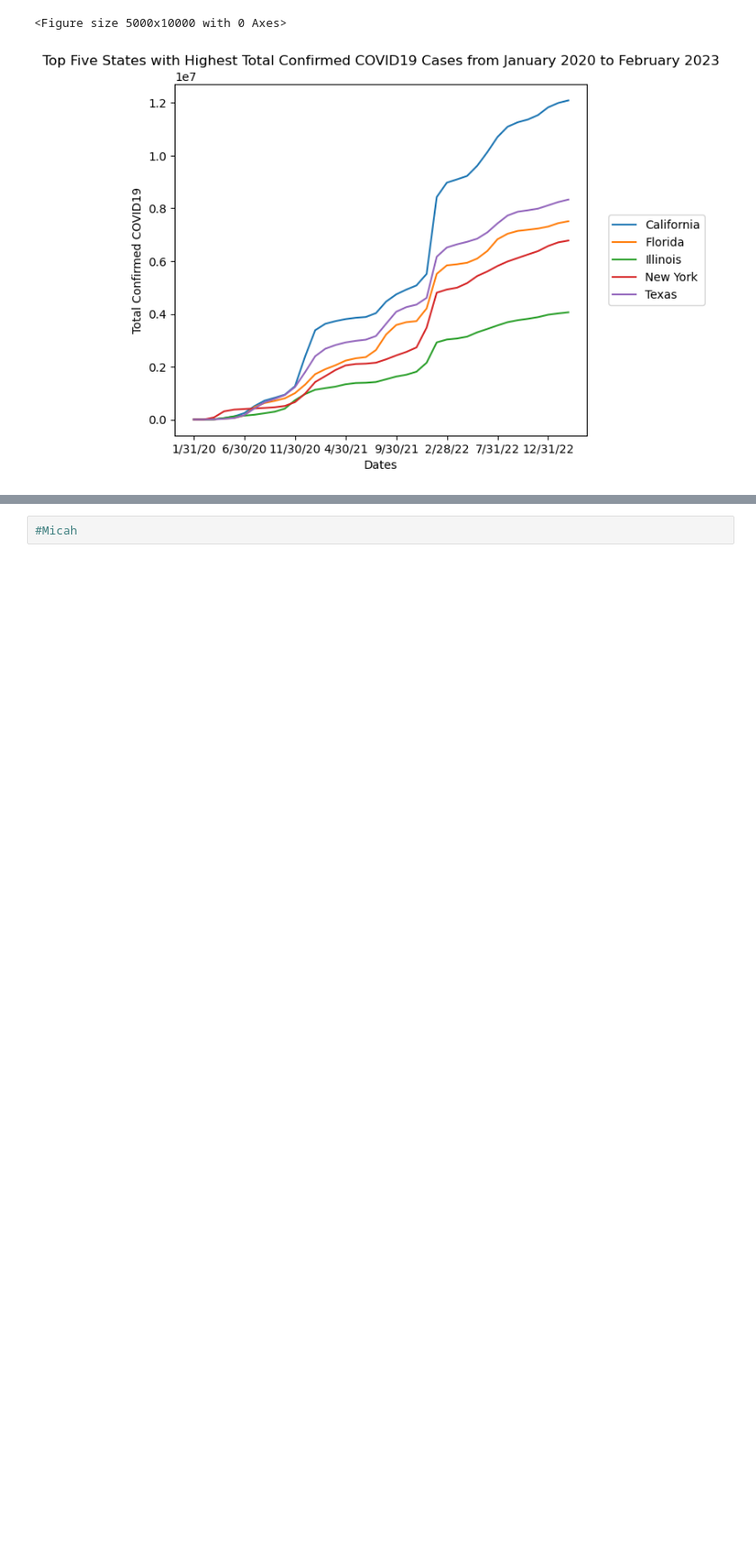
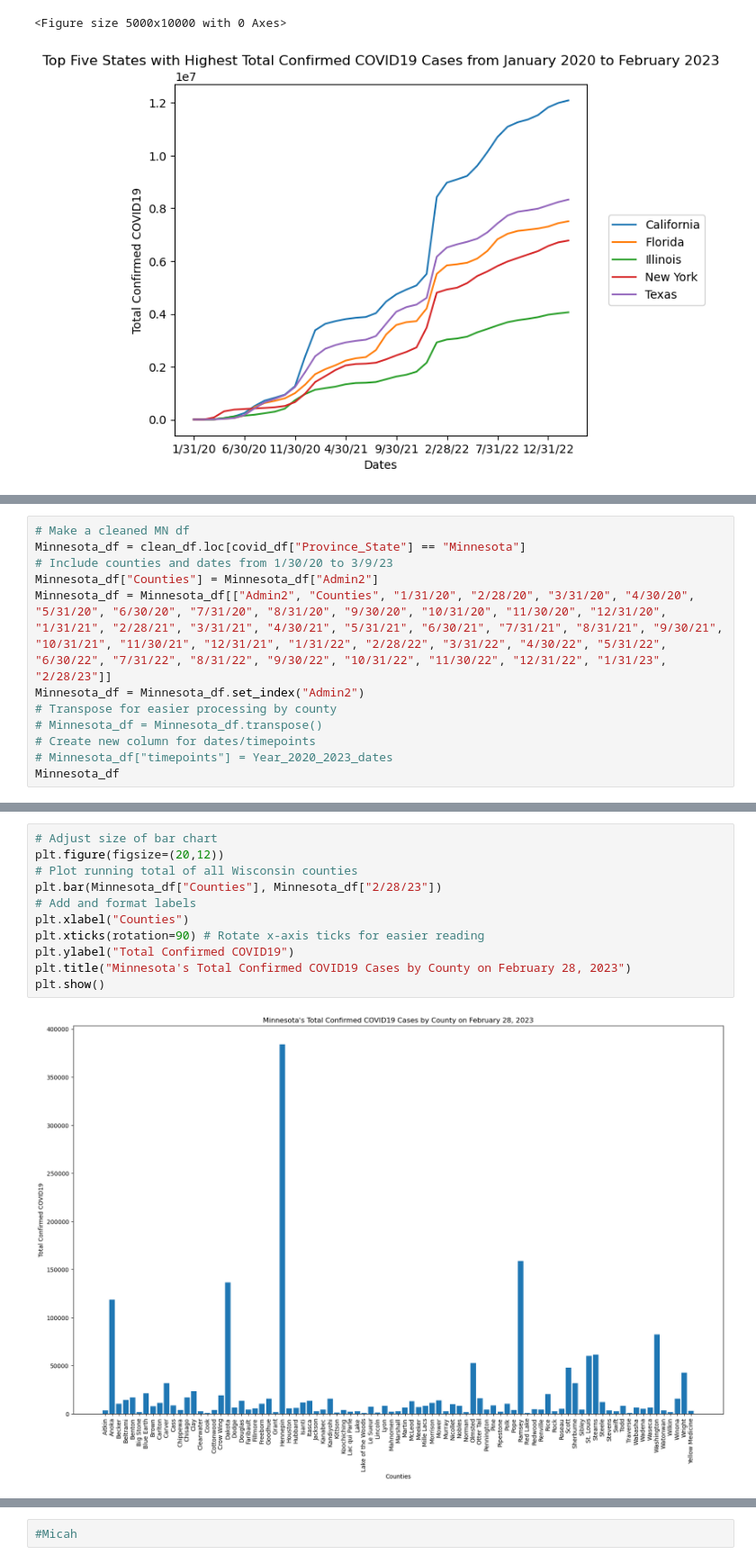
Before and after one commit to micah-11101/Covid-19Analysis, a Jupyter notebook: main.ipynb, the cells around one changed output, grey strips where cells are left out. Shown at 90% size. Saved outputs shown, nothing was run; the diff lists cells and outputs as text; blank space fills up the shorter version.

Commit message:
Completed all graphs for slide. Need to merge.

```diff
--- a/main.ipynb
+++ b/main.ipynb
@@ -415,3 +280,15 @@ plt.title("Total Confirmed COVID19 Cases by State from January 2020 to February
 Text(0.5, 1.0, 'Total Confirmed COVID19 Cases by State from January 2020 to February 2023')
 <Figure size 5000x10000 with 0 Axes>
 [figure]
+# %%
+# Make a cleaned MN df
+Minnesota_df = clean_df.loc[covid_df["Province_State"] == "Minnesota"]
+# Include counties and dates from 1/30/20 to 3/9/23
+Minnesota_df["Counties"] = Minnesota_df["Admin2"]
+Minnesota_df = Minnesota_df[["Admin2", "Counties", "1/31/20", "2/28/20", "3/31/20", "4/30/20", "5/31/20", "6/30/20", "7/31/20", "8/31/20", "9/30/20", "10/31/20", "11/30/20", "12/31/20", "1/31/21", "2/28/21", "3/31/21", "4/30/21", "5/31/21", "6/30/21", "7/31/21", "8/31/21", "9/30/21", "10/31/21", "11/30/21", "12/31/21", "1/31/22", "2/28/22", "3/31/22", "4/30/22", "5/31/22", "6/30/22", "7/31/22", "8/31/22", "9/30/22", "10/31/22", "11/30/22", "12/31/22", "1/31/23", "2/28/23"]]
+Minnesota_df = Minnesota_df.set_index("Admin2")
+# Transpose for easier processing by county
+# Minnesota_df = Minnesota_df.transpose()
+# Create new column for dates/timepoints
+# Minnesota_df["timepoints"] = Year_2020_2023_dates
+Minnesota_df
@@ -417,0 +310,13 @@ Text(0.5, 1.0, 'Total Confirmed COVID19 Cases by State from January 2020 to Febr
+# %%
+# Adjust size of bar chart
+plt.figure(figsize=(20,12))
+# Plot running total of all Wisconsin counties
+plt.bar(Minnesota_df["Counties"], Minnesota_df["2/28/23"])
+# Add and format labels
+plt.xlabel("Counties")
+plt.xticks(rotation=90) # Rotate x-axis ticks for easier reading
+plt.ylabel("Total Confirmed COVID19")
+plt.title("Minnesota's Total Confirmed COVID19 Cases by County on February 28, 2023")
+plt.show()
+# %% [output]
+[figure, added]
```
Also changed, not shown: parts of 9 cells of this notebook.
